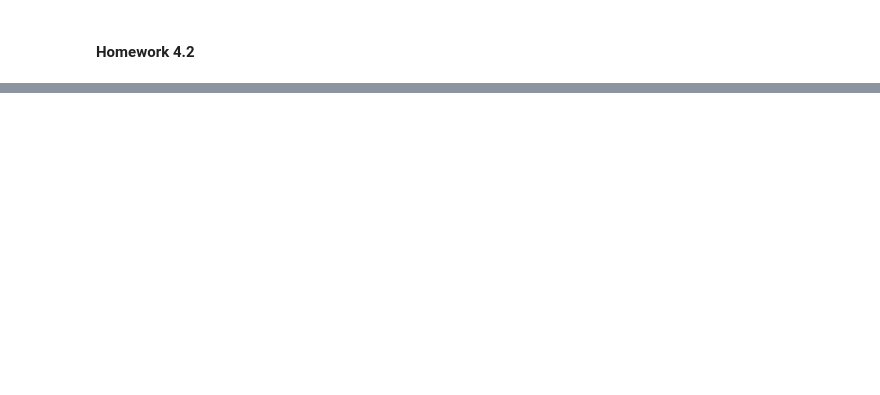
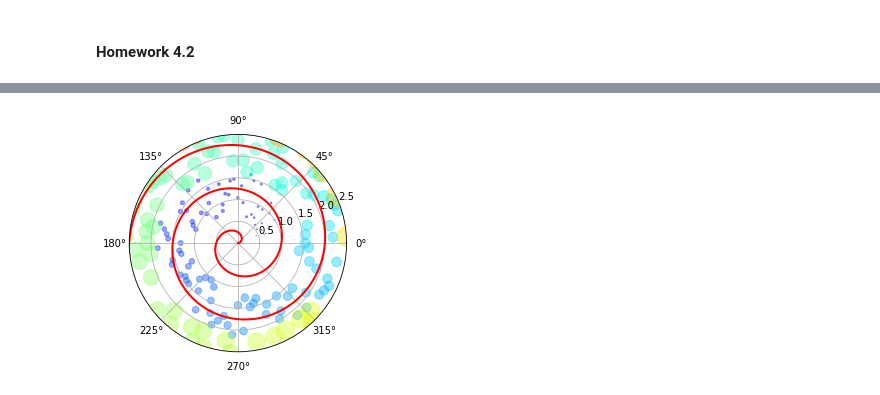
Before and after one commit to tiyalla/big-data-python-class, a Jupyter notebook: Homeworks/Homework4/Iyalla-Homework4-Matplotlib.ipynb, the cells around one changed output, grey strips where cells are left out. Drawn from its saved outputs; the diff is of its cells as text; code cells hidden in the pictures; blank space fills up the shorter version.

```diff
--- a/Homeworks/Homework4/Iyalla-Homework4-Matplotlib.ipynb
+++ b/Homeworks/Homework4/Iyalla-Homework4-Matplotlib.ipynb
@@ -75,6 +75,20 @@ Limit the size of the plot (rmax) to 2.5
 
  Should look something like:
 <img src="./images/lineplot_with_scatterplot.png" width="300" height="200">
+# %%
+r = np.arange(0, 3, 0.01)
+theta = 2 * pi * r
+colors = theta
+fig = plt.figure()
+ax = fig.add_subplot(111, projection='polar')
+
+ax.plot(theta, r, color='r', linewidth=2)
+area = 100 * r**2
+radius = [r + (np.random.random(300)-np.random.uniform(-0.5,0.5))]
+c = ax.scatter(theta, radius, c=colors, s=area, cmap=plt.cm.jet, alpha=0.4)
+ax.set_rmax(2.5)
+# %% [output]
+[figure, added]
 # %% [markdown]
 #### Homework 4.3
 Create a 2d histogram of 100000 points
```
Also changed, not shown: parts of 2 cells of this notebook, 2 other files.
